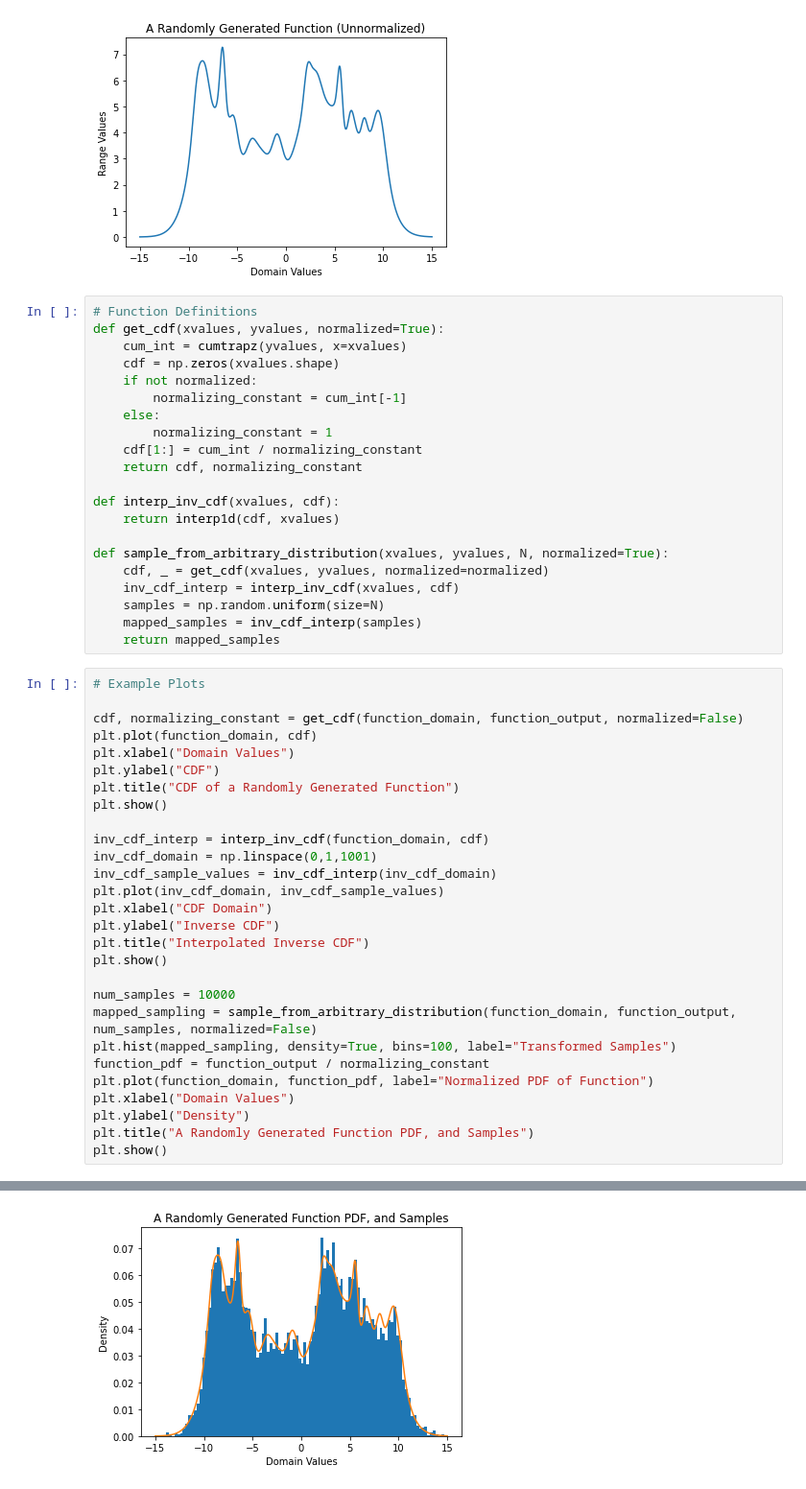
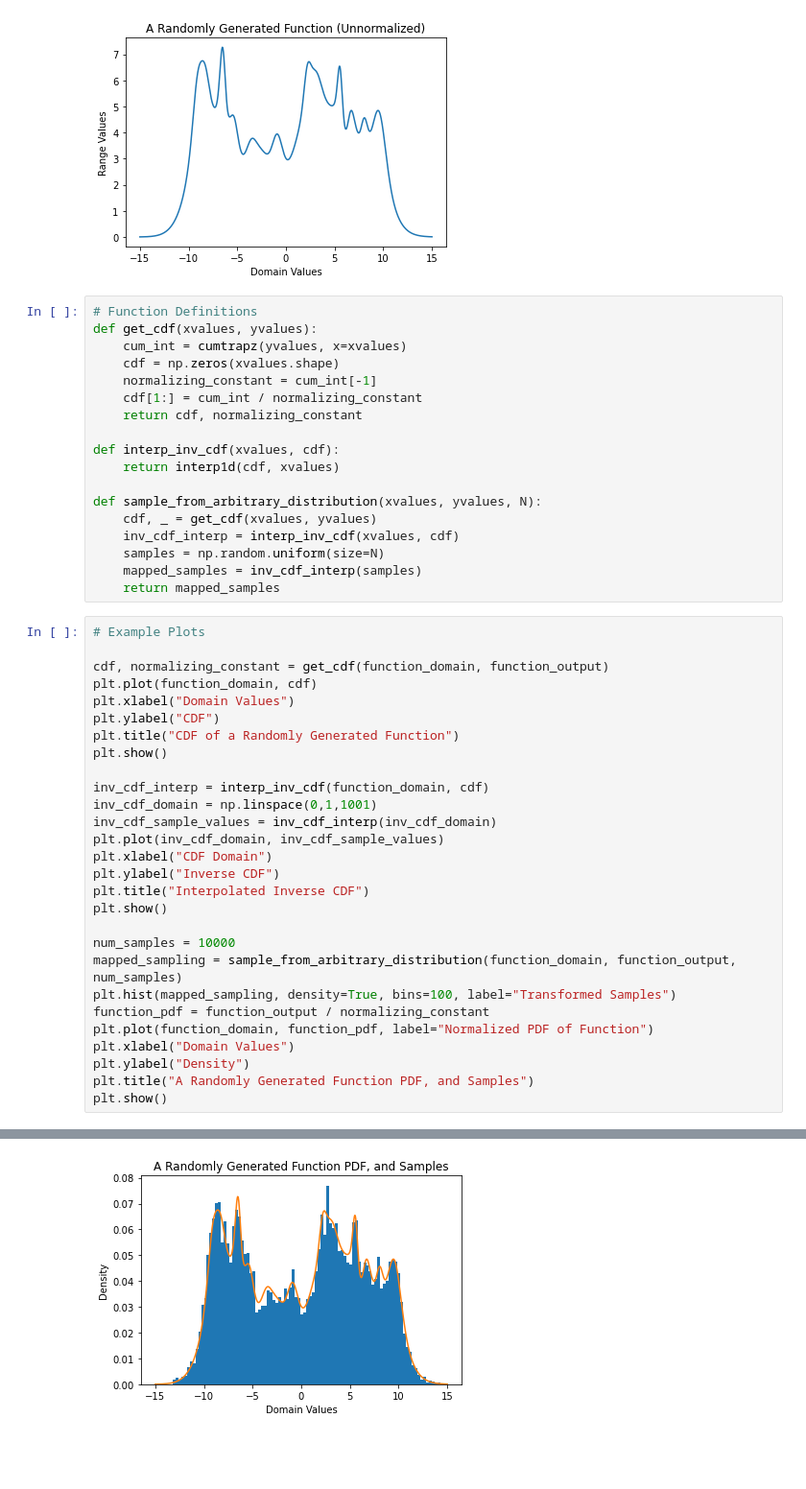
Before and after one commit to Richard14916/MiscellaneousPython, a Jupyter notebook: Sampling of Arbitrary Distributions.ipynb, the cells around one changed output, grey strips where cells are left out. Shown at 96% size. Cells and saved outputs as stored; diff of their text form; blank space fills up the shorter version.

Commit message:
Removed normalized flag, because it was pointless

```diff
--- a/Sampling of Arbitrary Distributions.ipynb
+++ b/Sampling of Arbitrary Distributions.ipynb
@@ -27,21 +27,18 @@ plt.show()
 [figure]
 # %%
 # Function Definitions
-def get_cdf(xvalues, yvalues, normalized=True):
+def get_cdf(xvalues, yvalues):
     cum_int = cumtrapz(yvalues, x=xvalues)
     cdf = np.zeros(xvalues.shape)
-    if not normalized:
-        normalizing_constant = cum_int[-1]
-    else:
-        normalizing_constant = 1
+    normalizing_constant = cum_int[-1]
     cdf[1:] = cum_int / normalizing_constant
     return cdf, normalizing_constant
 
 def interp_inv_cdf(xvalues, cdf):
     return interp1d(cdf, xvalues)
 
-def sample_from_arbitrary_distribution(xvalues, yvalues, N, normalized=True):
-    cdf, _ = get_cdf(xvalues, yvalues, normalized=normalized)
+def sample_from_arbitrary_distribution(xvalues, yvalues, N):
+    cdf, _ = get_cdf(xvalues, yvalues)
     inv_cdf_interp = interp_inv_cdf(xvalues, cdf)
     samples = np.random.uniform(size=N)
     mapped_samples = inv_cdf_interp(samples)
@@ -49,32 +46,32 @@ def sample_from_arbitrary_distribution(xvalues, yvalues, N, normalized=True):
 # %%
 # Example Plots
 
-cdf, normalizing_constant = get_cdf(function_domain, function_output, normalized=False)
+cdf, normalizing_constant = get_cdf(function_domain, function_output)
 plt.plot(function_domain, cdf)
 plt.xlabel("Domain Values")
 plt.ylabel("CDF")
 plt.title("CDF of a Randomly Generated Function")
 plt.show()
 
 inv_cdf_interp = interp_inv_cdf(function_domain, cdf)
 inv_cdf_domain = np.linspace(0,1,1001)
 inv_cdf_sample_values = inv_cdf_interp(inv_cdf_domain)
 plt.plot(inv_cdf_domain, inv_cdf_sample_values)
 plt.xlabel("CDF Domain")
 plt.ylabel("Inverse CDF")
 plt.title("Interpolated Inverse CDF")
 plt.show()
 
 num_samples = 10000
-mapped_sampling = sample_from_arbitrary_distribution(function_domain, function_output, num_samples, normalized=False)
+mapped_sampling = sample_from_arbitrary_distribution(function_domain, function_output, num_samples)
 plt.hist(mapped_sampling, density=True, bins=100, label="Transformed Samples")
 function_pdf = function_output / normalizing_constant
 plt.plot(function_domain, function_pdf, label="Normalized PDF of Function")
 plt.xlabel("Domain Values")
 plt.ylabel("Density")
 plt.title("A Randomly Generated Function PDF, and Samples")
 plt.show()
 # %% [output]
 [figure]
 [figure]
-[figure, old version]
+[figure, new version]
```
